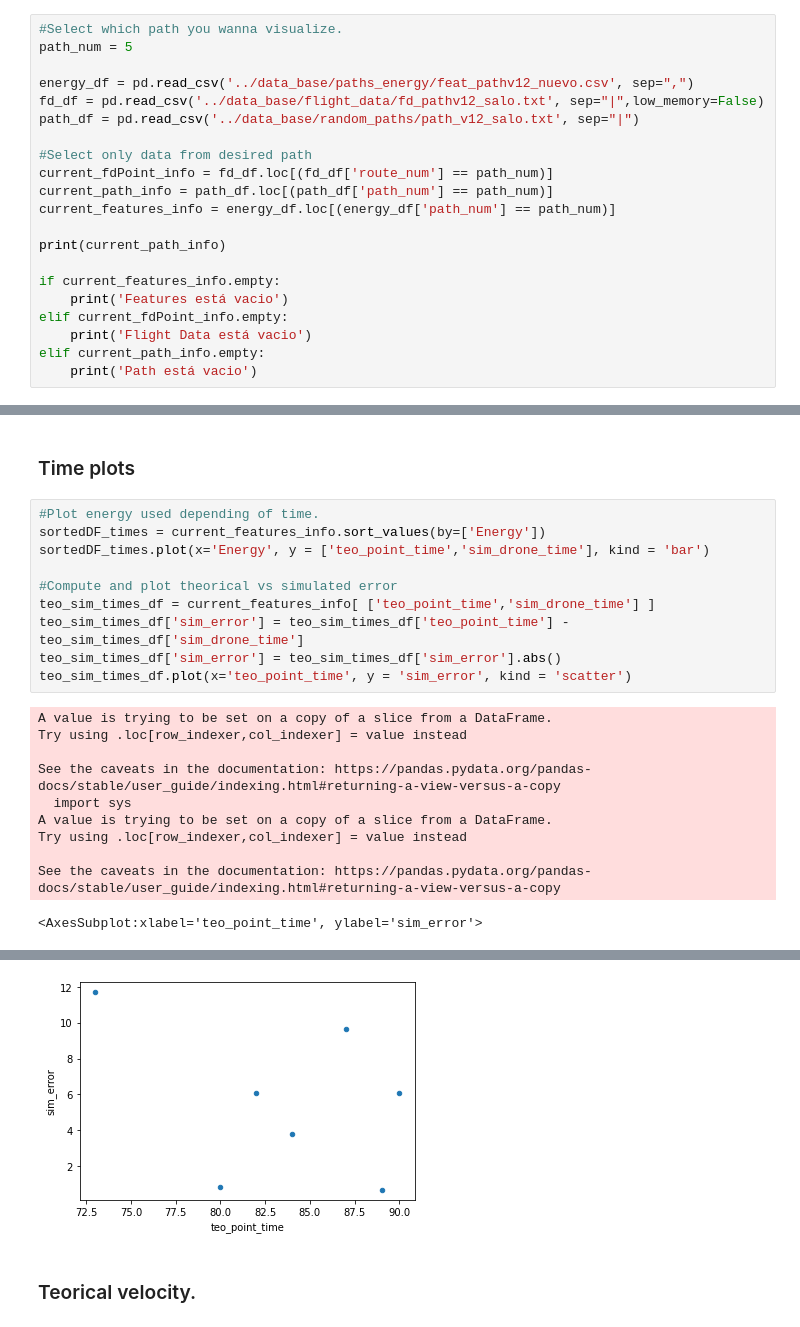
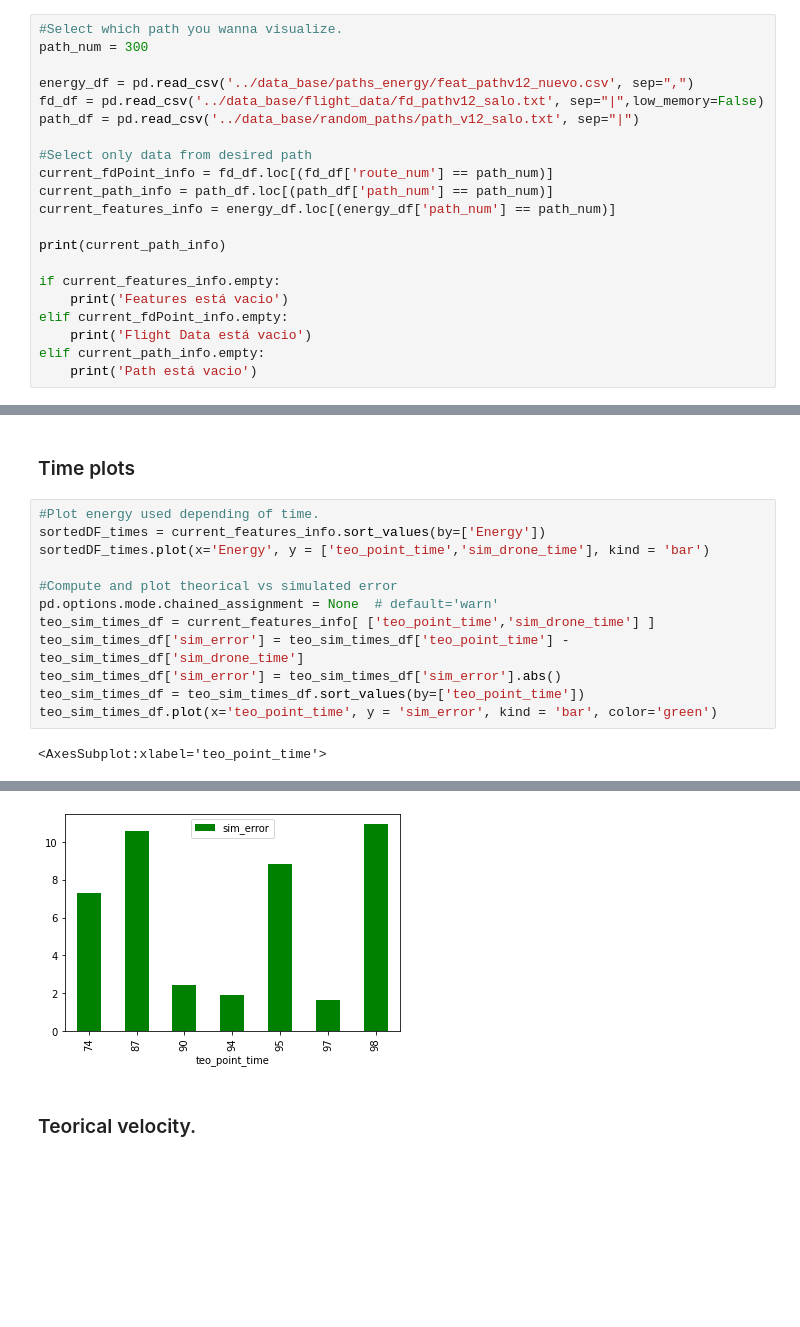
Before and after one commit to salogranada/drone_irrigation, a Jupyter notebook: src/scripts_ML/graphs.ipynb, the cells around one changed output, grey strips where cells are left out. Saved outputs shown, nothing was run; the diff lists cells and outputs as text; blank space fills up the shorter version.

Commit message:
graph code enhanced

```diff
--- a/src/scripts_ML/graphs.ipynb
+++ b/src/scripts_ML/graphs.ipynb
@@ -7,7 +7,7 @@ import pandas as pd
 ### Open required data frames. PATH, FLIGHT DATA, ERROR AND FEATURES
 # %%
 #Select which path you wanna visualize.
-path_num = 5
+path_num = 300
 
 energy_df = pd.read_csv('../data_base/paths_energy/feat_pathv12_nuevo.csv', sep=",")
 fd_df = pd.read_csv('../data_base/flight_data/fd_pathv12_salo.txt', sep="|",low_memory=False)
@@ -111,18 +113,11 @@ sortedDF_times = current_features_info.sort_values(by=['Energy'])
 sortedDF_times.plot(x='Energy', y = ['teo_point_time','sim_drone_time'], kind = 'bar')
 
 #Compute and plot theorical vs simulated error
+pd.options.mode.chained_assignment = None  # default='warn'
 teo_sim_times_df = current_features_info[ ['teo_point_time','sim_drone_time'] ]
 teo_sim_times_df['sim_error'] = teo_sim_times_df['teo_point_time'] - teo_sim_times_df['sim_drone_time']
 teo_sim_times_df['sim_error'] = teo_sim_times_df['sim_error'].abs()
-teo_sim_times_df.plot(x='teo_point_time', y = 'sim_error', kind = 'scatter')
+teo_sim_times_df = teo_sim_times_df.sort_values(by=['teo_point_time'])
+teo_sim_times_df.plot(x='teo_point_time', y = 'sim_error', kind = 'bar', color='green')
 # %% [output]
-A value is trying to be set on a copy of a slice from a DataFrame.
-Try using .loc[row_indexer,col_indexer] = value instead
-
-See the caveats in the documentation: https://pandas.pydata.org/pandas-docs/stable/user_guide/indexing.html#returning-a-view-versus-a-copy
-  import sys
-A value is trying to be set on a copy of a slice from a DataFrame.
-Try using .loc[row_indexer,col_indexer] = value instead
-
-See the caveats in the documentation: https://pandas.pydata.org/pandas-docs/stable/user_guide/indexing.html#returning-a-view-versus-a-copy
+<AxesSubplot:xlabel='teo_point_time'>
-<AxesSubplot:xlabel='teo_point_time', ylabel='sim_error'>
@@ -130,4 +125,4 @@ See the caveats in the documentation: https://pandas.pydata.org/pandas-docs/stab
-[figure, old version]
+[figure, new version]
 # %% [markdown]
 ### Teorical velocity.
 # %%
```
Also changed, not shown: parts of 10 cells of this notebook.
